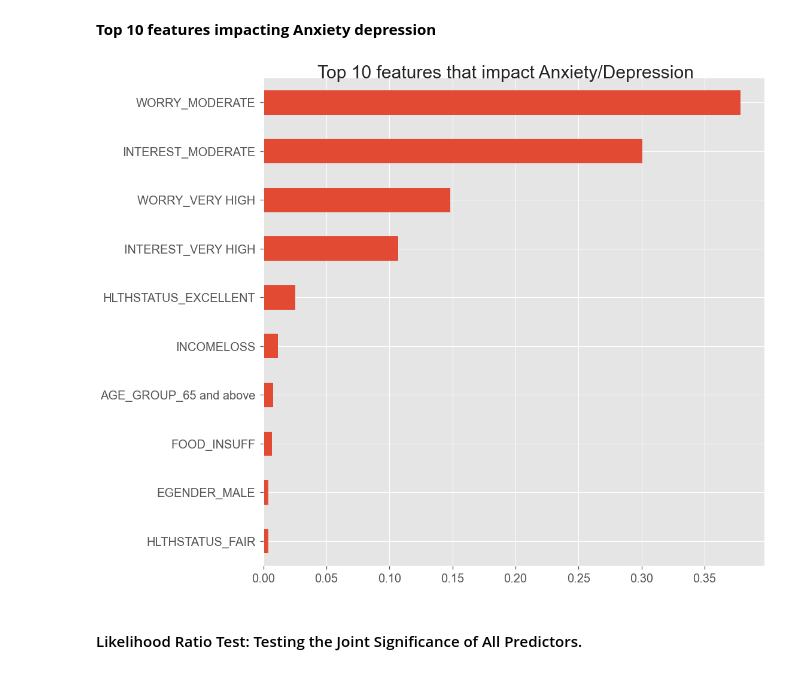
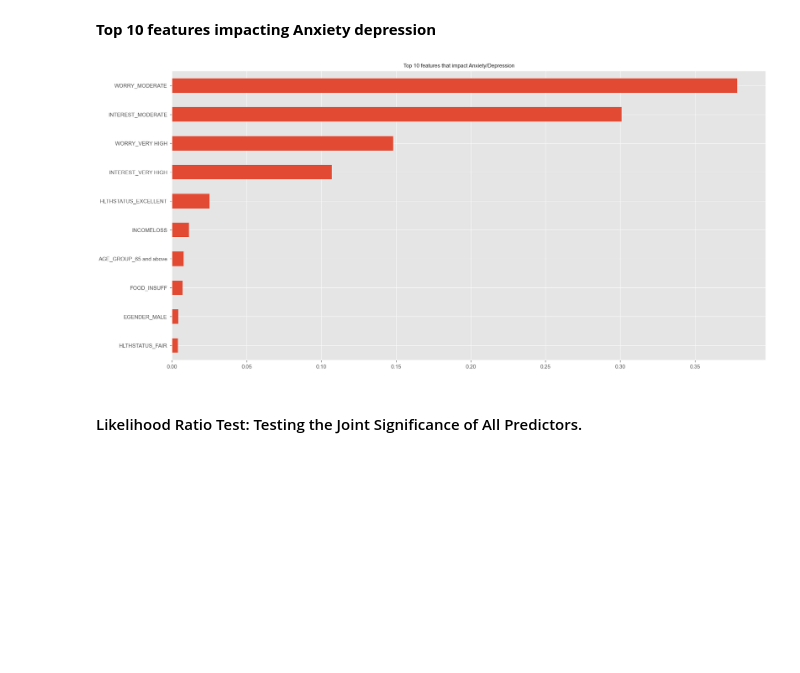
Before and after one commit to lakshmi2688/COVID_Impact_on_US_Households, a Jupyter notebook: src/analysis.ipynb, the cells around one changed output. Saved outputs shown, nothing was run; the diff lists cells and outputs as text; code cells hidden in the pictures; blank space fills up the shorter version.

```diff
--- a/src/analysis.ipynb
+++ b/src/analysis.ipynb
@@ -897,26 +897,26 @@ y_test  = y_test.values.ravel()
 # %% [markdown]
 <p><strong>Top 10 features impacting Anxiety depression</strong></p>
 # %%
-plt.rcParams['figure.figsize'] = (15,15)
+plt.rcParams['figure.figsize'] = (30,15)
 plt.style.use("ggplot")
 
 
 rf = RandomForestClassifier(bootstrap='True', class_weight=None, criterion='gini',
             max_depth=6, max_features='auto', max_leaf_nodes=None,
             min_impurity_decrease=0.0, min_impurity_split=None,
             min_samples_leaf=1, min_samples_split=2,
             min_weight_fraction_leaf=0.0, n_estimators=100, n_jobs=-1,
             oob_score=False, random_state=1, verbose=False,
             warm_start=False)
 rf.fit(X_train,y_train)
 
-plt.suptitle("Top 10 features that impact Anxiety/Depression",fontsize=30,y=0.9)
+plt.suptitle("Top 10 features that impact Anxiety/Depression",fontsize=15,y=0.9)
 
 
-pd.Series(rf.feature_importances_, index=X.columns).nlargest(10).sort_values().plot(kind='barh', fontsize=20);
+pd.Series(rf.feature_importances_, index=X.columns).nlargest(10).sort_values().plot(kind='barh', fontsize=15)
 plt.savefig('C:/Users/Lakshmi/Desktop/UW DataScience application/Data 512/Final project pictures/FeaturesImpactingAnxiety.jpg')
 # %% [output]
-[figure, old version]
+[figure, new version]
 # %% [markdown]
 <h4>Likelihood Ratio Test: Testing the Joint Significance of All Predictors.</h4>
 # %%
```
Also changed, not shown: parts of 2 cells of this notebook.
